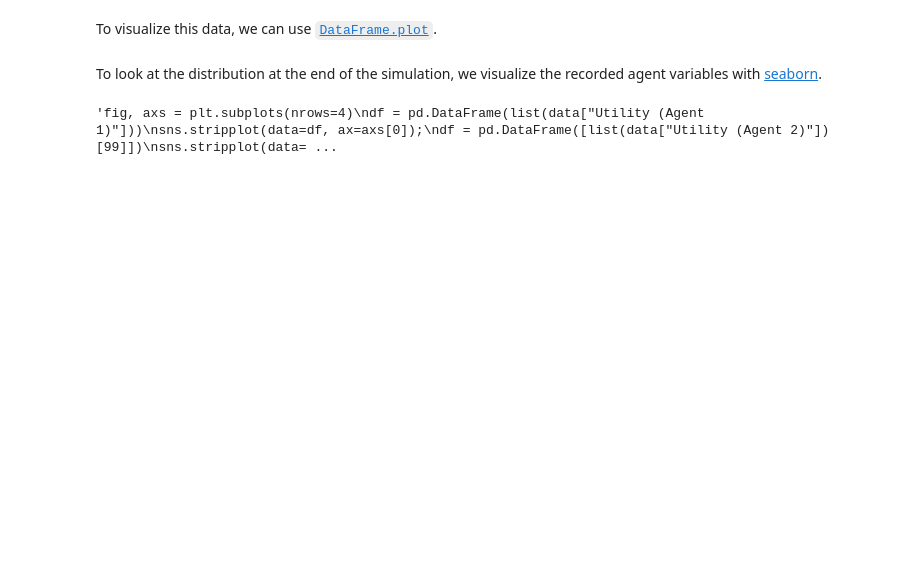
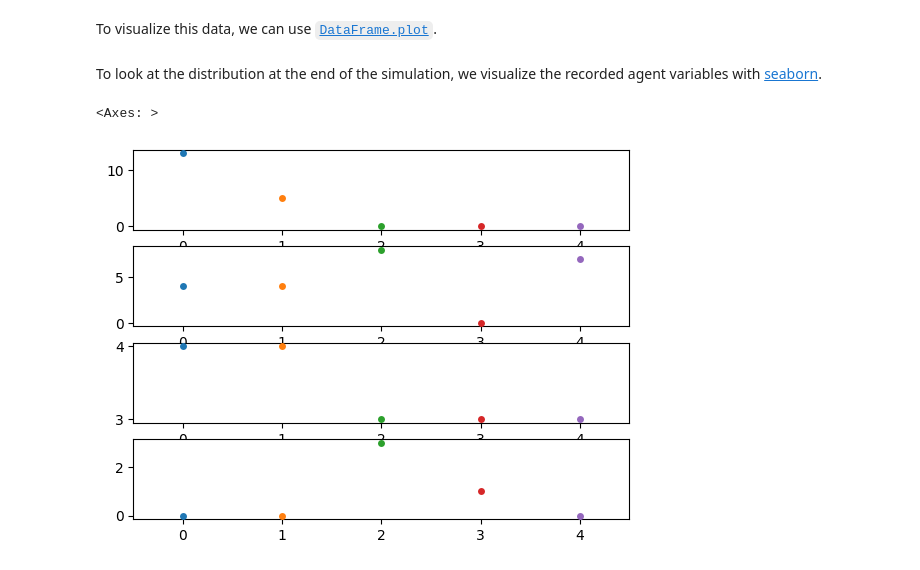
Before and after one commit to mmarianaamy/Multiagentes, a Jupyter notebook: M1.ipynb, the cells around one changed output. Saved outputs shown, nothing was run; the diff lists cells and outputs as text; code cells hidden in the pictures; blank space fills up the shorter version.

```diff
--- a/M1.ipynb
+++ b/M1.ipynb
@@ -370,16 +371,19 @@ we visualize the recorded agent variables with [seaborn](https://seaborn.pydata.
 # %%
 import matplotlib.pyplot as plt
 import seaborn as sns
 import pandas as pd
 
-"""fig, axs = plt.subplots(nrows=4)
-df = pd.DataFrame(list(data["Utility (Agent 1)"]))
-sns.stripplot(data=df, ax=axs[0]);
-df = pd.DataFrame([list(data["Utility (Agent 2)"])[99]])
-sns.stripplot(data=df, ax=axs[1]);
-df = pd.DataFrame([list(data["Utility (Agent 3)"])[99]])
+data = results.variables.WealthModel
+
+fig, axs = plt.subplots(nrows=4)
+df = pd.DataFrame([list(data["Utility (Agent 1)"])[100]])
+sns.stripplot(data=df, ax=axs[0])
+df = pd.DataFrame([list(data["Utility (Agent 2)"])[100]])
+sns.stripplot(data=df, ax=axs[1])
+df = pd.DataFrame([list(data["Utility (Agent 3)"])[100]])
 sns.stripplot(data=df, ax=axs[2])
-df = pd.DataFrame(list(data["Utility (Agent 4)"]))
-sns.stripplot(data=df, ax=axs[3]);"""
+df = pd.DataFrame([list(data["Utility (Agent 4)"])[100]])
+sns.stripplot(data=df, ax=axs[3])
 # %% [output]
-'fig, axs = plt.subplots(nrows=4)\ndf = pd.DataFrame(list(data["Utility (Agent 1)"]))\nsns.stripplot(data=df, ax=axs[0]);\ndf = pd.DataFrame([list(data["Utility (Agent 2)"])[99]])\nsns.stripplot(data= ...
+<Axes: >
+[figure, added]
```
Also changed, not shown: parts of 7 cells of this notebook.
